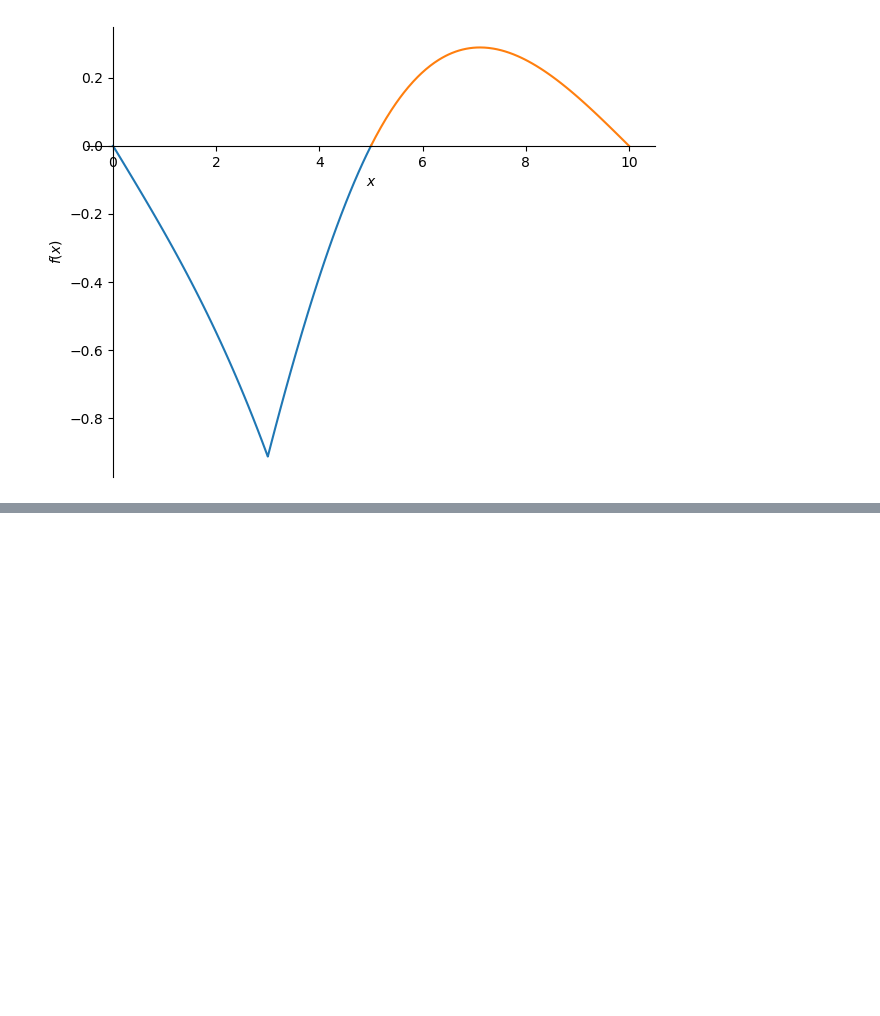
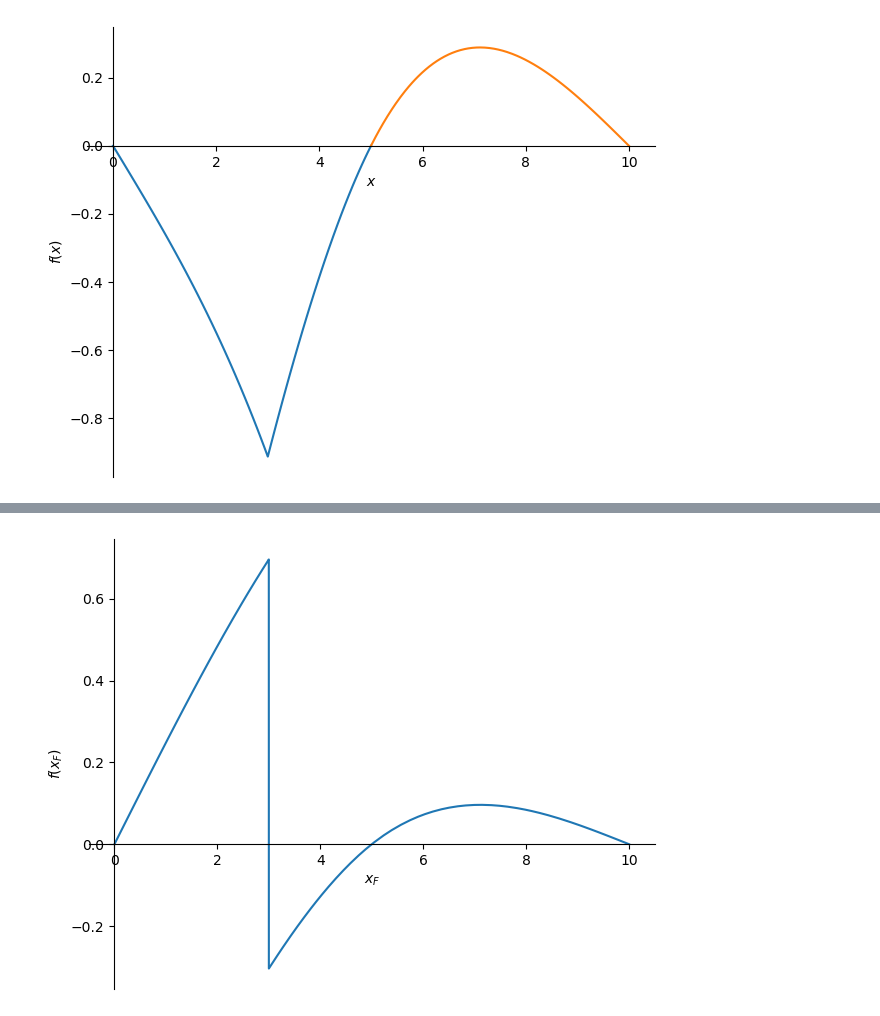
Before and after one commit to TUDelft-books/CTB3330, a Jupyter notebook: book/influence_line/influence_line_3sup/Demo_class.ipynb, the cells around one changed output, grey strips where cells are left out. Cells and saved outputs as stored; diff of their text form; code cells hidden in the pictures; blank space fills up the shorter version.

```diff
--- a/book/influence_line/influence_line_3sup/Demo_class.ipynb
+++ b/book/influence_line/influence_line_3sup/Demo_class.ipynb
@@ -153,0 +199,5 @@ sym.plot((w_AB_sol,(x,0,5)),((w_BC_sol),(x,5,10)));
+# %%
+M_inf = V.subs(sol).subs(x,3).rewrite(sym.Piecewise).simplify()
+sym.plot(-M_inf,(x_F,0,10));
+# %% [output]
+[figure, added]
```
Also changed, not shown: parts of 20 cells of this notebook.
